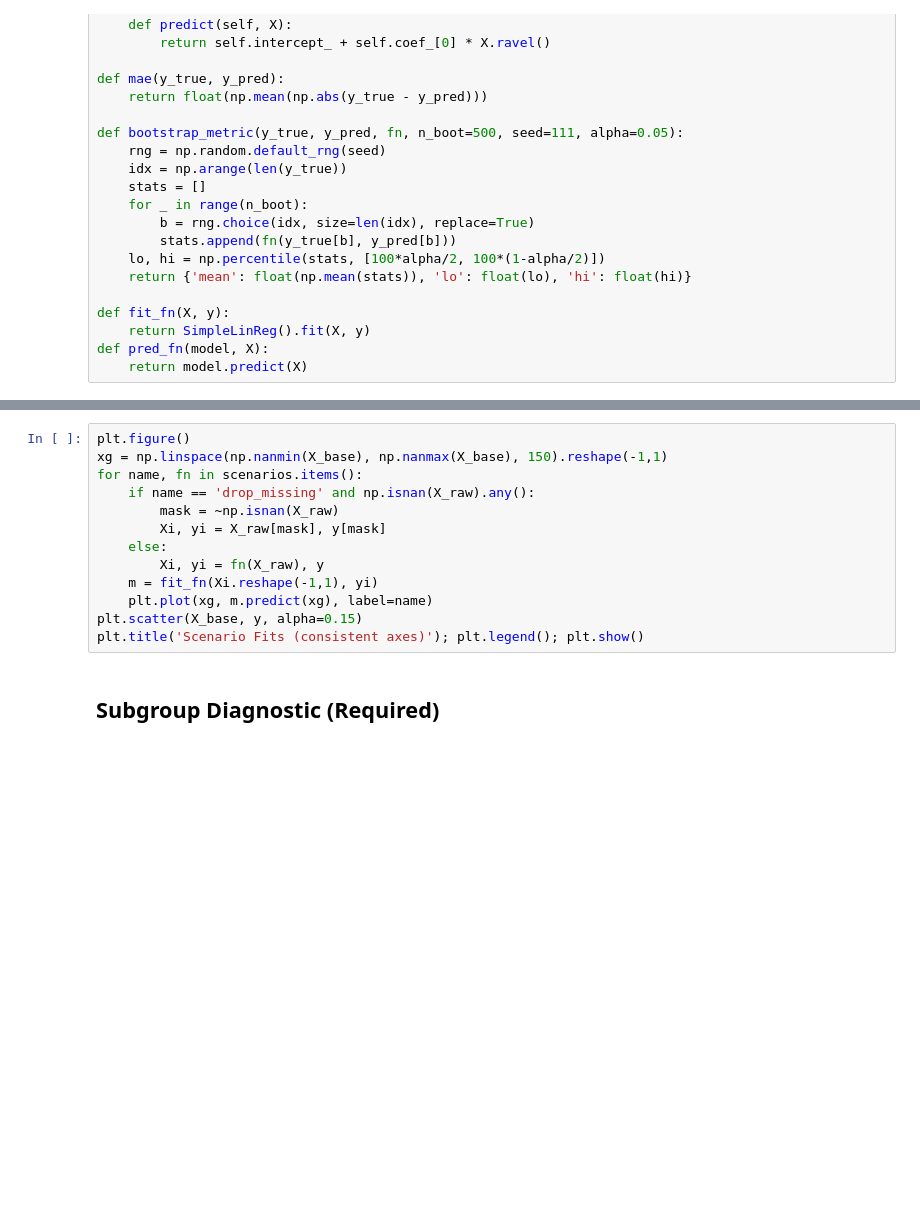
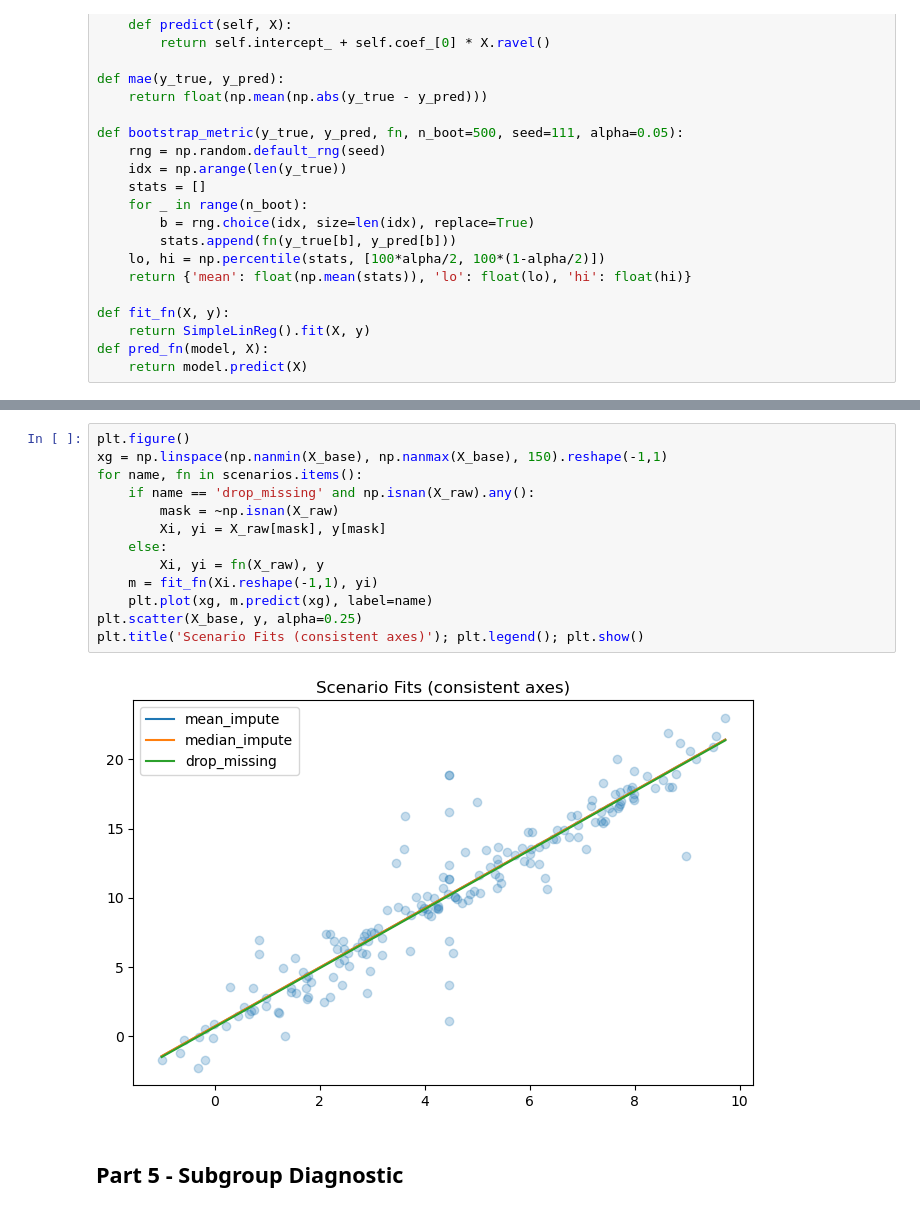
Before and after one commit to WillYuweiWu/bootcamp_will_wu, a Jupyter notebook: homework/stage11/stage11_evaluation-risk-communication.ipynb, the cells around one changed output, grey strips where cells are left out. Drawn from its saved outputs; the diff is of its cells as text; blank space fills up the shorter version.

```diff
--- a/homework/stage11/stage11_evaluation-risk-communication.ipynb
+++ b/homework/stage11/stage11_evaluation-risk-communication.ipynb
@@ -124,18 +177,20 @@ sens = pd.DataFrame(results); sens
 # %%
 plt.figure()
 xg = np.linspace(np.nanmin(X_base), np.nanmax(X_base), 150).reshape(-1,1)
 for name, fn in scenarios.items():
     if name == 'drop_missing' and np.isnan(X_raw).any():
         mask = ~np.isnan(X_raw)
         Xi, yi = X_raw[mask], y[mask]
     else:
         Xi, yi = fn(X_raw), y
     m = fit_fn(Xi.reshape(-1,1), yi)
     plt.plot(xg, m.predict(xg), label=name)
-plt.scatter(X_base, y, alpha=0.15)
+plt.scatter(X_base, y, alpha=0.25)
 plt.title('Scenario Fits (consistent axes)'); plt.legend(); plt.show()
+# %% [output]
+[figure, added]
 # %% [markdown]
-## Subgroup Diagnostic (Required)
+## Part 5 - Subgroup Diagnostic
 # %%
 model_base = fit_fn(X_base.reshape(-1,1), y)
 df2 = df.copy()
```
Also changed, not shown: parts of 16 cells of this notebook, 3 other files.
